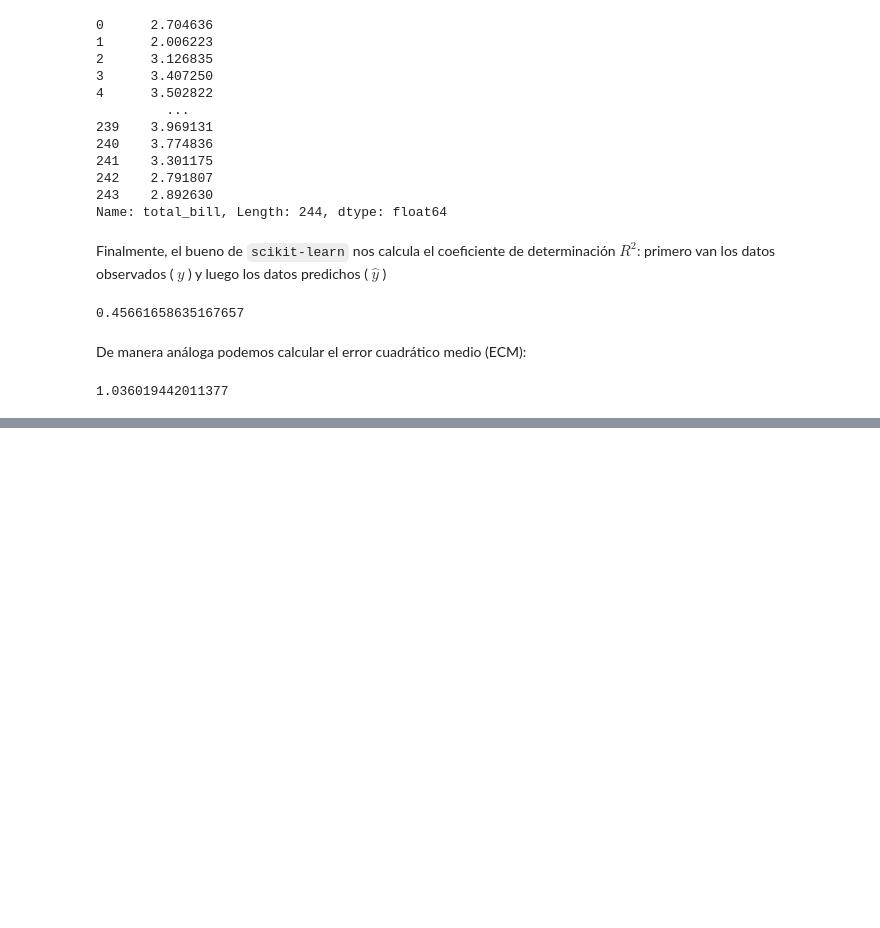
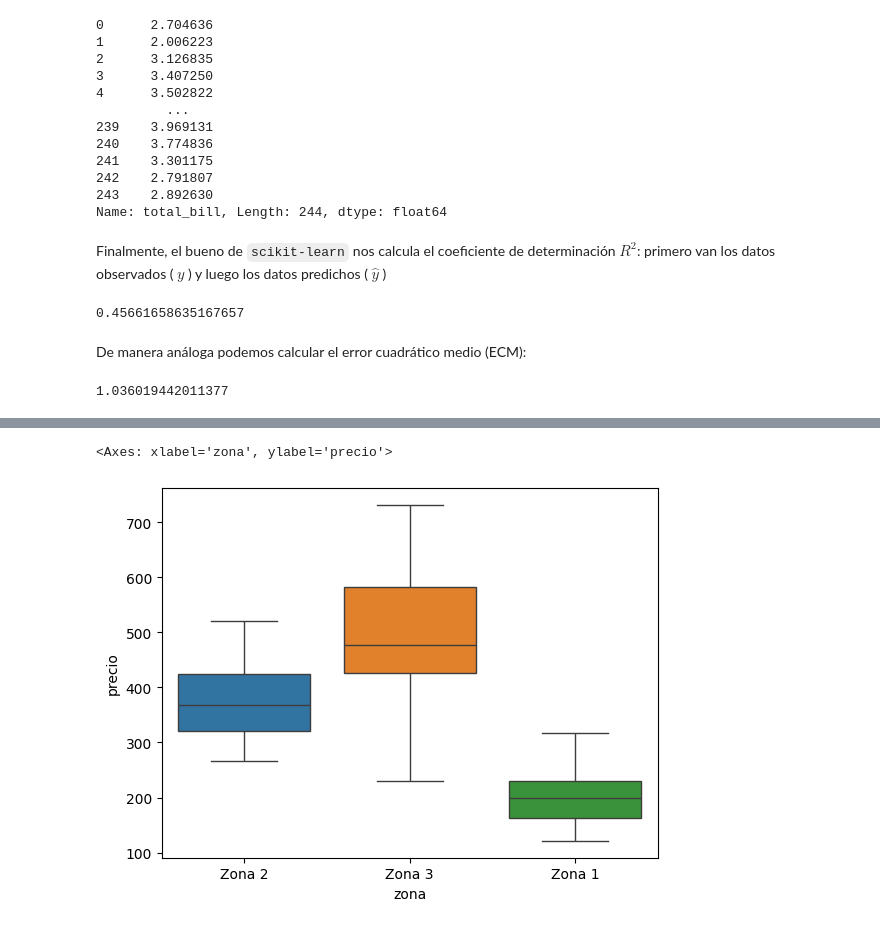
Before and after one commit to romanprs03/labo_de_datos, a Jupyter notebook: clase6-ldd-regresionlineal.ipynb, the cells around one changed output, grey strips where cells are left out. Drawn from its saved outputs; the diff is of its cells as text; code cells hidden in the pictures; blank space fills up the shorter version.

```diff
--- a/clase6-ldd-regresionlineal.ipynb
+++ b/clase6-ldd-regresionlineal.ipynb
@@ -236,0 +347,8 @@ mean_squared_error(datos[['tip']], y_pred)
+# %%
+#Ejercicio 2g:
+
+import seaborn as sns
+sns.boxplot(data = datos_inmuebles, x = "zona", y = "precio", hue = "zona")
+# %% [output]
+<Axes: xlabel='zona', ylabel='precio'>
+[figure, added]
```
Also changed, not shown: parts of 21 cells of this notebook, 2 other files.
